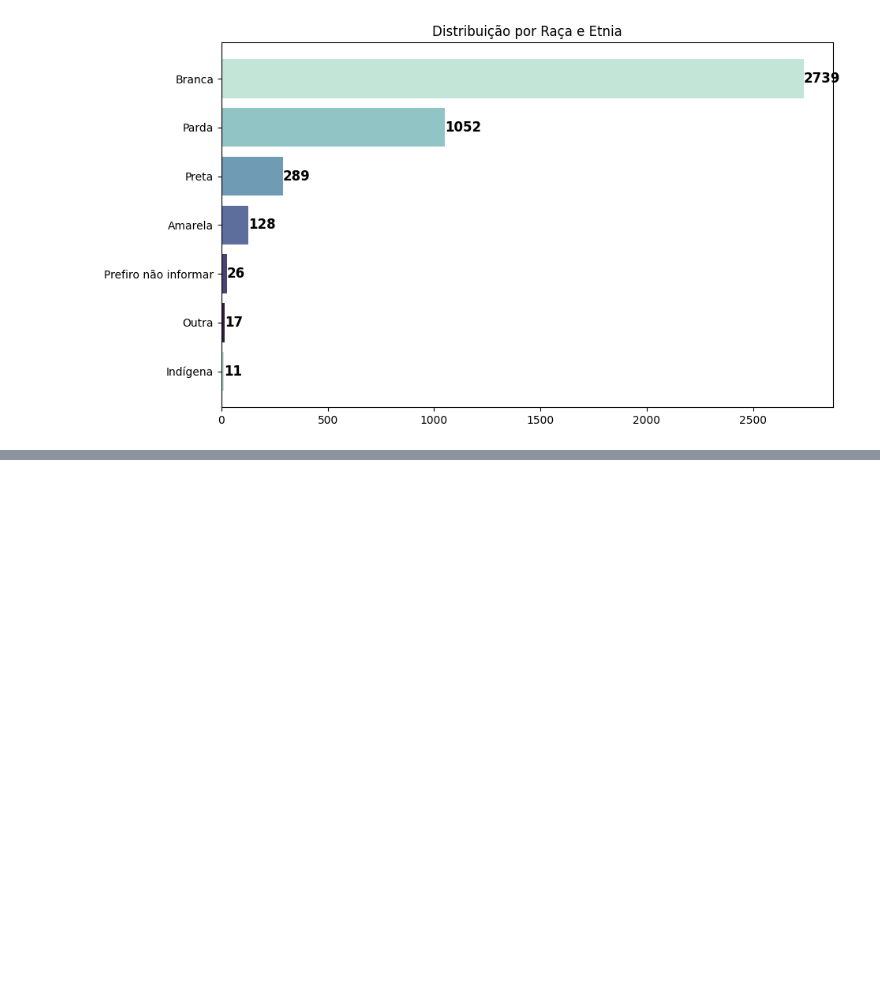
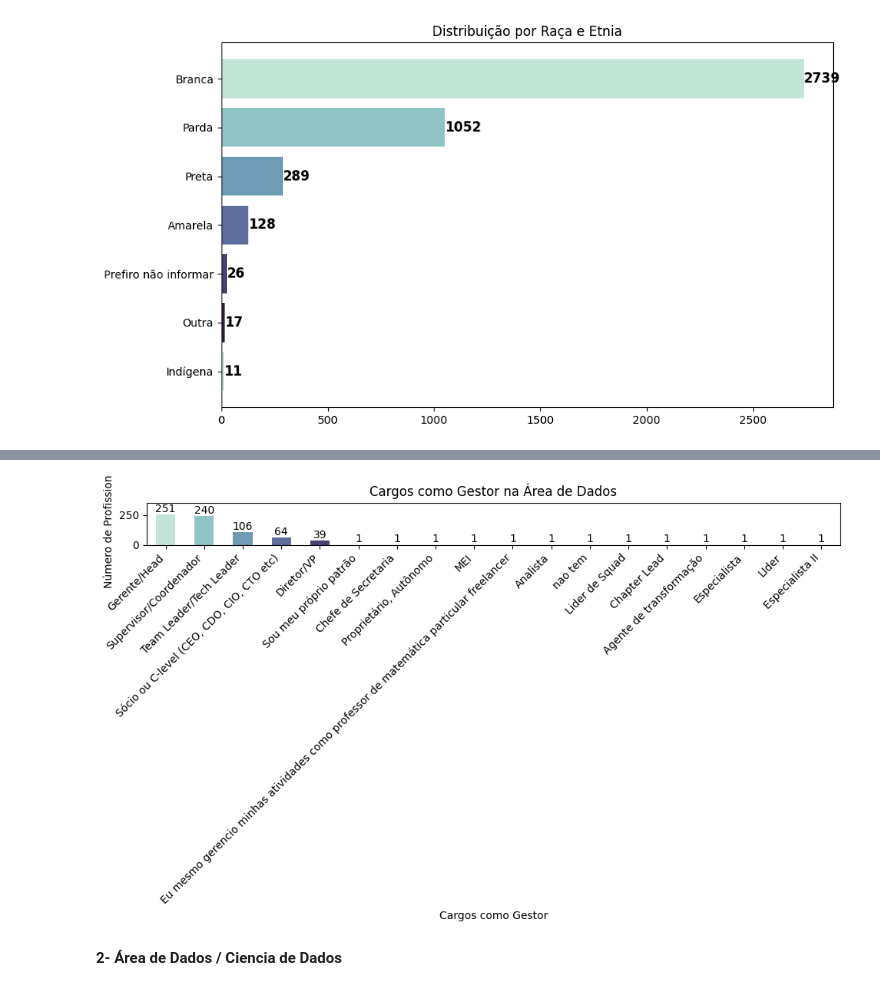
Before and after one commit to mariah-moreira/projeto_grupo_2, a Jupyter notebook: projeto_data_tech.ipynb, the cells around one changed output, grey strips where cells are left out. Saved outputs shown, nothing was run; the diff lists cells and outputs as text; code cells hidden in the pictures; blank space fills up the shorter version.

```diff
--- a/projeto_data_tech.ipynb
+++ b/projeto_data_tech.ipynb
@@ -429,0 +553,26 @@ plt.show()
+# %%
+# Contagem dos cargos relacionados a posições de gestão
+contagem_cargos_gestao = data_parte_2["('P2_e ', 'Cargo como Gestor')"].value_counts()
+
+# Criação do gráfico de barras
+plt.figure(figsize=(10, 6))
+ax = contagem_cargos_gestao.plot(kind='bar', color = sns.cubehelix_palette(start=.5, rot=-.5))
+plt.title('Cargos como Gestor na Área de Dados')
+plt.xlabel('Cargos como Gestor')
+plt.ylabel('Número de Profissionais')
+plt.xticks(rotation=45, ha="right")
+ax.set_xticklabels(contagem_cargos_gestao.index)
+
+# Adicionar os valores exatos acima das barras
+for i, v in enumerate(contagem_cargos_gestao):
+    ax.text(i, v + 1, str(v), ha='center', va='bottom', fontsize=10)
+
+# Ajustar os limites do eixo y para aumentar a borda superior
+plt.ylim(top=max(contagem_cargos_gestao) + 100)  # Aumenta a borda superior
+
+plt.tight_layout()
+plt.show()
+# %% [output]
+[figure, added]
+# %% [markdown]
+**2- Área de Dados / Ciencia de Dados**
```
Also changed, not shown: parts of 4 cells of this notebook.
